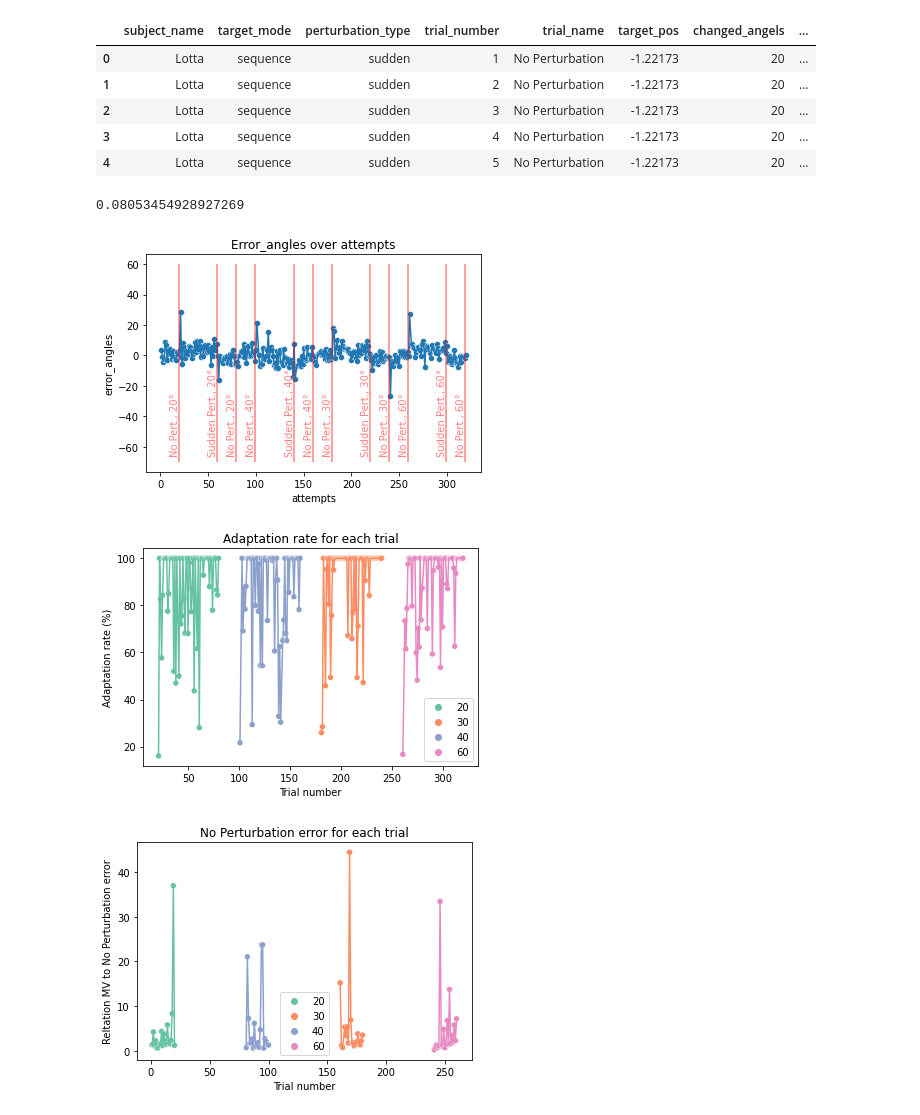
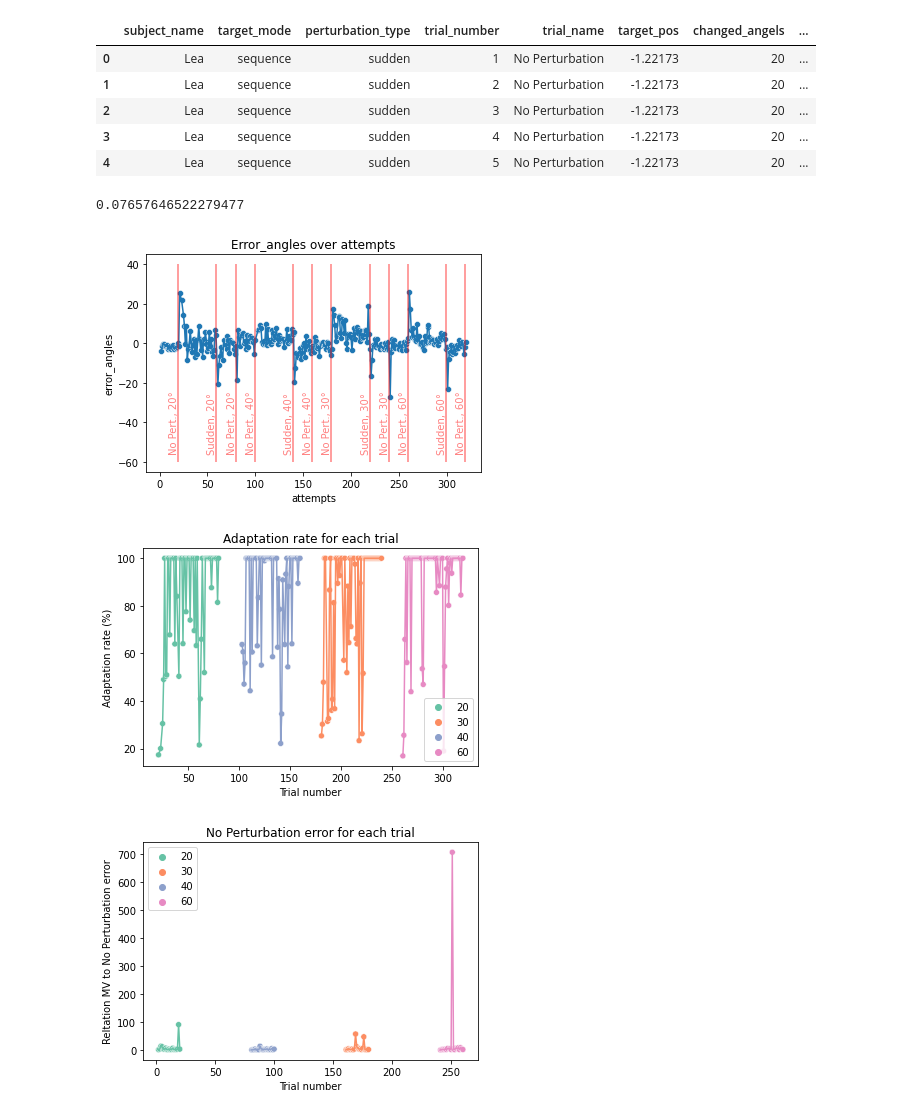
Before and after one commit to lolotta/Neural_Modeling_Motor, a Jupyter notebook: HW2/Anaylsis_plotting.ipynb, the cells around one changed output. Drawn from its saved outputs; the diff is of its cells as text; code cells hidden in the pictures.

Commit message:
add data of unbiased subject

```diff
--- a/HW2/Anaylsis_plotting.ipynb
+++ b/HW2/Anaylsis_plotting.ipynb
@@ -3,7 +3,7 @@ import numpy as np
 import seaborn as sns
 import pandas as pd
 # %%
-subject_name = "Lotta"
+subject_name = "Lea"
 # %%
 """Baseline analysis"""
 data_baseline_1 = pd.read_csv('error_angles_baseline_trial_{}_{}.csv'.format(1, subject_name))
@@ -13,15 +36,14 @@ FileNotFoundError: [Errno 2] No such file or directory: 'error_angles_baseline_t
 # %%
 a1, a2, a3, a4, a5, a6 = 0, 40, 80, 120, 160, 200
 collect_attempts = [a2, a3, a4, a5, a6]
-string_attempts = ['No Perturbation', 'Sudden Perturbation', 'No Pert.', 'Sudden Pert.', 'No Pert.']
-subject_name = "Lotta"
+string_attempts = ['No Pert.', 'Sudden', 'No Pert.', 'Sudden', 'No Pert.']
 attempts = 200
 
-g0 = sns.scatterplot(data = data_baseline_1, x = 'attempts', y = 'error_angles')
-g0 = sns.lineplot(data = data_baseline_1, x = 'attempts', y = 'error_angles')
+g0 = sns.scatterplot(data = data_baseline_1, x = 'trial_number', y = 'error_angles')
+g0 = sns.lineplot(data = data_baseline_1, x = 'trial_number', y = 'error_angles')
 
-g0 = sns.scatterplot(data = data_baseline_2, x = 'attempts', y = 'error_angles', hue="r")
-g0 = sns.lineplot(data = data_baseline_2, x = 'attempts', y = 'error_angles', hue="r")
+g0 = sns.scatterplot(data = data_baseline_2, x = 'trial_number', y = 'error_angles')
+g0 = sns.lineplot(data = data_baseline_2, x = 'trial_number', y = 'error_angles')
 
 """ Add vertical lines to show the different pertubation_types."""
 g0.vlines(np.array(collect_attempts) - 0.5, ymin = -45, ymax = 40, color = 'red', alpha = 0.5)
@@ -30,4 +52,4 @@ for i in range(len(collect_attempts)):
     g0.text(collect_attempts[i] - 7, -45, string_attempts[i], rotation = 90, color = 'red', alpha = 0.5)
 g0.set(xlabel='attempts', ylabel='error_angles', title = 'Error_angles over attempts')
 
-g0.figure.savefig("HW2/baseline_error_angles_"+ subject_name + ".png")
+g0.figure.savefig("baseline_error_angles_"+ subject_name + ".png")
@@ -37,11 +61,11 @@ df = pd.read_csv('error_angles_{}.csv'.format(subject_name))
 df.head(5)
 # %% [output]
 |  | subject_name | target_mode | perturbation_type | trial_number | trial_name | target_pos | changed_angels | ... |
-| 0 | Lotta | sequence | sudden | 1 | No Perturbation | -1.22173 | 20 | ... |
-| 1 | Lotta | sequence | sudden | 2 | No Perturbation | -1.22173 | 20 | ... |
-| 2 | Lotta | sequence | sudden | 3 | No Perturbation | -1.22173 | 20 | ... |
-| 3 | Lotta | sequence | sudden | 4 | No Perturbation | -1.22173 | 20 | ... |
-| 4 | Lotta | sequence | sudden | 5 | No Perturbation | -1.22173 | 20 | ... |
+| 0 | Lea | sequence | sudden | 1 | No Perturbation | -1.22173 | 20 | ... |
+| 1 | Lea | sequence | sudden | 2 | No Perturbation | -1.22173 | 20 | ... |
+| 2 | Lea | sequence | sudden | 3 | No Perturbation | -1.22173 | 20 | ... |
+| 3 | Lea | sequence | sudden | 4 | No Perturbation | -1.22173 | 20 | ... |
+| 4 | Lea | sequence | sudden | 5 | No Perturbation | -1.22173 | 20 | ... |
 # %%
 """ Calulate the motor varibility or the std for each baseline and each trial."""
 MV = df[df['trial_name'] == 'No Perturbation']['error_angles'].std()
@@ -57,34 +81,34 @@ adaptation_rate = np.where(MV / error_angels_arr > 1, 1, MV / error_angels_arr)
 trials_number_adapt = df[df['trial_name'] != 'No Perturbation'].trial_number
 hue_trials = df[df['trial_name'] != 'No Perturbation'].changed_angels
 # %% [output]
-0.08053454928927269
+0.07657646522279477
 # %%
 """Plot the basic error angles over trial like last week"""
 
 a1, a2, a3, a4, a5, a6, a7, a8, a9, a10,a11,a12, a13 = 0, 20, 60, 80,100, 140, 160,180, 220, 240,260, 300, 320
 collect_attempts = [a2, a3, a4, a5, a6, a7, a8, a9, a10, a11, a12, a13]
-string_attempts = ['No Pert., 20°', 'Sudden Pert., 20°', 'No Pert., 20°',
-                   'No Pert., 40°', 'Sudden Pert., 40°', 'No Pert., 40°',
-                   'No Pert., 30°', 'Sudden Pert., 30°', 'No Pert., 30°',
-                   'No Pert., 60°', 'Sudden Pert., 60°', 'No Pert., 60°']
+string_attempts = ['No Pert., 20°', 'Sudden, 20°', 'No Pert., 20°',
+                   'No Pert., 40°', 'Sudden, 40°', 'No Pert., 40°',
+                   'No Pert., 30°', 'Sudden, 30°', 'No Pert., 30°',
+                   'No Pert., 60°', 'Sudden, 60°', 'No Pert., 60°']
 
 attempts = 320
 
 
 data = pd.read_csv("error_angles_"+ subject_name + ".csv")
 data["error_angles"] = np.degrees(data["error_angles"])
 g0 = sns.scatterplot(data = data, x = 'trial_number', y = 'error_angles')
 g0 = sns.lineplot(data = data, x = 'trial_number', y = 'error_angles')
 """ Add vertical lines to show the different pertubation_types."""
-g0.vlines(np.array(collect_attempts) - 0.5, ymin = -70, ymax = 60, color = 'red', alpha = 0.5)
+g0.vlines(np.array(collect_attempts) - 0.5, ymin = -60, ymax = 40, color = 'red', alpha = 0.5)
 """ Add labels to the vertical lines."""
 for i in range(len(collect_attempts)):
-    g0.text(collect_attempts[i] - 10, -65, string_attempts[i], rotation = 90, color = 'red', alpha = 0.5)
+    g0.text(collect_attempts[i] - 10, -55, string_attempts[i], rotation = 90, color = 'red', alpha = 0.5)
 g0.set(xlabel='attempts', ylabel='error_angles', title = 'Error_angles over attempts')
 
 g0.figure.savefig("error_angles_"+ subject_name + ".png")
 # %% [output]
-[figure, old version]
+[figure, new version]
 # %%
 """ Plot the adaptation rate but not for the baseline."""
 g0 = sns.scatterplot(x= trials_number_adapt, y= adaptation_rate, hue = hue_trials, palette = 'Set2')
@@ -99,7 +123,7 @@ g0.set(xlabel='Trial number', ylabel='Adaptation rate (%)', title = 'Adaptation
 g0.figure.savefig("error_angles_adaptation"+ str(df.subject_name.unique()[0]) + ".svg")
 g0.figure.savefig("error_angles_adaptation"+ str(df.subject_name.unique()[0]) + ".png")
 # %% [output]
-[figure, old version]
+[figure, new version]
 # %%
 """ Create a dataframe with the adaptation rate and the trial_number."""
 trials_number_no_pert = df[df['trial_name'] == 'No Perturbation'].trial_number
@@ -122,7 +146,7 @@ g1.set(xlabel='Trial number', ylabel='Reltation MV to No Perturbation error', ti
 g1.figure.savefig("no_pert_error_"+ str(df.subject_name.unique()[0]) + ".svg")
 g1.figure.savefig("no_pert_error_"+ str(df.subject_name.unique()[0]) + ".png")
 # %% [output]
-[figure, old version]
+[figure, new version]
 # %%
 """ Quantify the aftereffect."""
 
```
Also changed, not shown: parts of 3 cells of this notebook, 14 other files.
